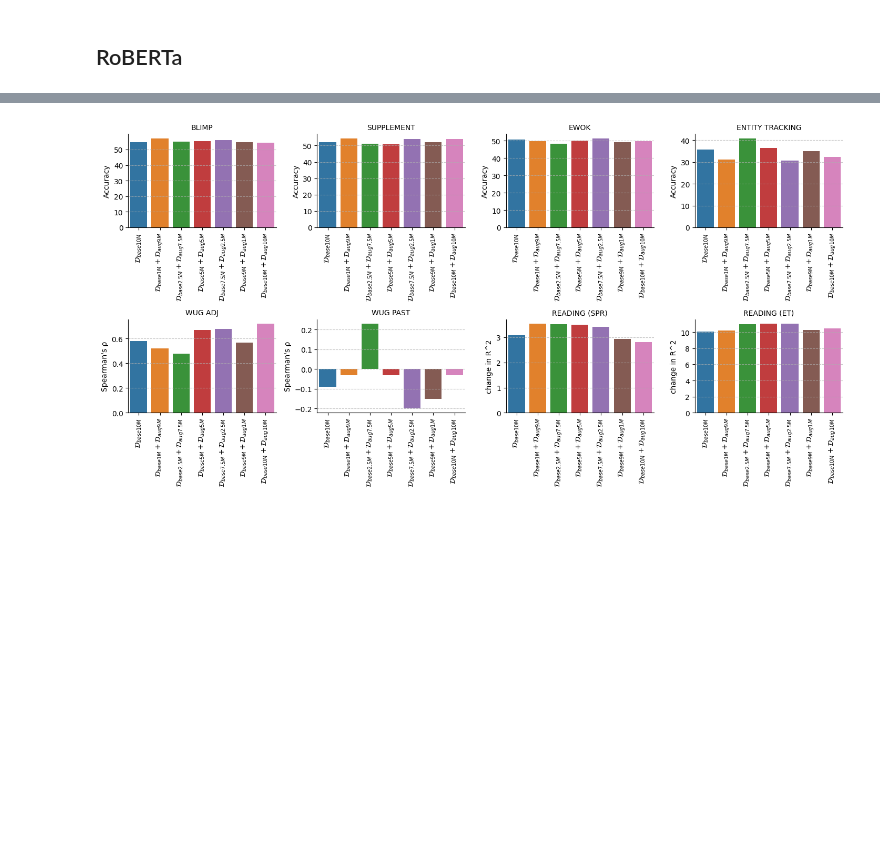
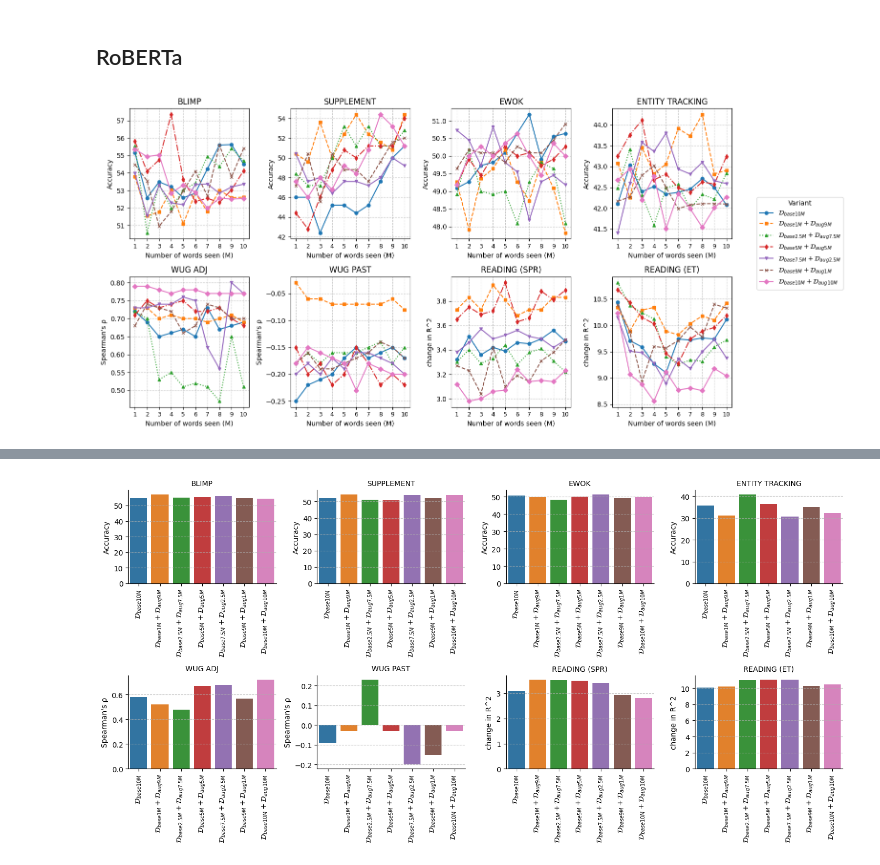
Before and after one commit to luciendgolden/RTA, a Jupyter notebook: notebooks/results_data_analysis.ipynb, the cells around one changed output, grey strips where cells are left out. Saved outputs shown, nothing was run; the diff lists cells and outputs as text; code cells hidden in the pictures; blank space fills up the shorter version.

```diff
--- a/notebooks/results_data_analysis.ipynb
+++ b/notebooks/results_data_analysis.ipynb
@@ -184,6 +262,85 @@ plt.show()
 [figure]
 # %% [markdown]
 ## RoBERTa
+# %%
+
+import pandas as pd
+import matplotlib.pyplot as plt
+
+models = [
+    "babylm-base10m-roberta",
+    "babylm-base1m-roberta",
+    "babylm-base2f5m-roberta",
+    "babylm-base5m-roberta",
+    "babylm-base7f5m-roberta",
+    "babylm-base9m-roberta",
+    "babylm-rta10m-roberta",
+]
+
+dfs = {}
+revisions_to_include = [1, 2, 3, 4, 5, 6, 7, 8, 9, 10]
+base_path = '../evaluation-pipeline-2025/results/'
+
+for model in models:
+    csv_path = base_path + model + '/fastzeroshot_results_mlm.csv'
+    df = pd.read_csv(csv_path)
+    df['Revision_num'] = df['REVISION'].str.extract(r'chck_(\d+)M').astype(int)
+    df_filtered = df[df['Revision_num'].isin(revisions_to_include)]
+    df_filtered = df_filtered.sort_values('Revision_num')
+    dfs[model] = df_filtered
+
+metric_names = ['BLIMP', 'SUPPLEMENT', 'EWOK', 'ENTITY TRACKING', 'WUG ADJ', 'WUG PAST', 'READING (SPR)', 'READING (ET)']
+metric_types = ['Accuracy', 'Accuracy', 'Accuracy', 'Accuracy', "Spearman's ρ", "Spearman's ρ", 'change in R^2', 'change in R^2']
+labels = [
+    r'$\mathcal{D}_{base10M}$',
+    r'$\mathcal{D}_{base1M}+\mathcal{D}_{aug9M}$',
+    r'$\mathcal{D}_{base2.5M}+\mathcal{D}_{aug7.5M}$',
+    r'$\mathcal{D}_{base5M}+\mathcal{D}_{aug5M}$',
+    r'$\mathcal{D}_{base7.5M}+\mathcal{D}_{aug2.5M}$',
+    r'$\mathcal{D}_{base9M}+\mathcal{D}_{aug1M}$',
+    r'$\mathcal{D}_{base10M}+\mathcal{D}_{aug10M}$'
+]
+
+fig, axes = plt.subplots(2, 4, figsize=(15, 8))
+axes = axes.flatten()
+
+handles = []
+labels_legend = []
+
+for idx, (metric_name, metric_type) in enumerate(zip(metric_names, metric_types)):
+    ax = axes[idx]
+    for model_idx, model in enumerate(models):
+        df = dfs[model]
+        line = ax.plot(
+            df['Revision_num'],
+            df[metric_name],
+            marker=['o', 's', '^', 'd', 'v', 'x', 'D'][model_idx],
+            linestyle=['-', '--', ':', '-.', '-', '--', '-'][model_idx],
+            color=plt.get_cmap('tab10').colors[model_idx],
+            markersize=5,
+            label=labels[model_idx]
+        )
+        if idx == 0:
+            handles.extend(line)
+            labels_legend.append(labels[model_idx])
+    ax.set_title(metric_name, fontsize=12)
+    ax.set_ylabel(metric_type, fontsize=10)
+    ax.set_xticks([1, 2, 3, 4, 5, 6, 7, 8, 9, 10])
+    ax.set_xlabel('Number of words seen (M)')
+    ax.set_xticklabels(['1', '2', '3', '4', '5', '6', '7', '8', '9', '10'], fontsize=9)
+    ax.grid(True, linestyle='--', alpha=0.7)
+
+for ax in axes:
+    if ax.get_legend():
+        ax.get_legend().remove()
+
+fig.legend(handles, labels_legend, loc='right', ncol=1, title='Variant', fontsize=10, bbox_to_anchor=(1.05, 0.5))
+
+plt.tight_layout(rect=[0, 0, 0.90, 0.90])
+plt.savefig('fast_zeroshot_roberta_linegraph_1-10.svg', format='svg', bbox_inches='tight')
+plt.show()
+# %% [output]
+[figure, added]
 # %%
 
 import pandas as pd
```
Also changed, not shown: parts of 4 cells of this notebook, 15 other files.
